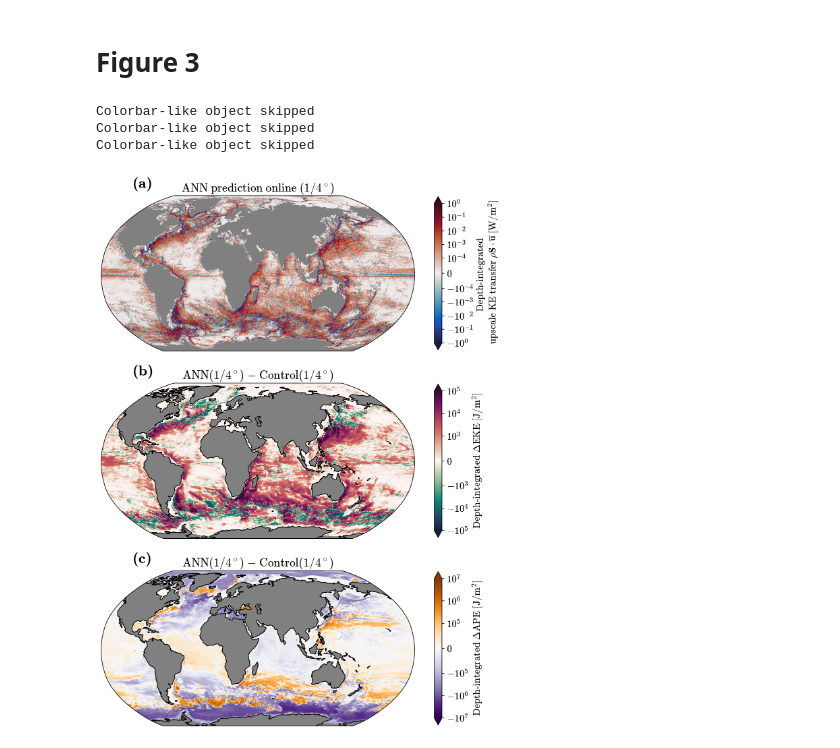
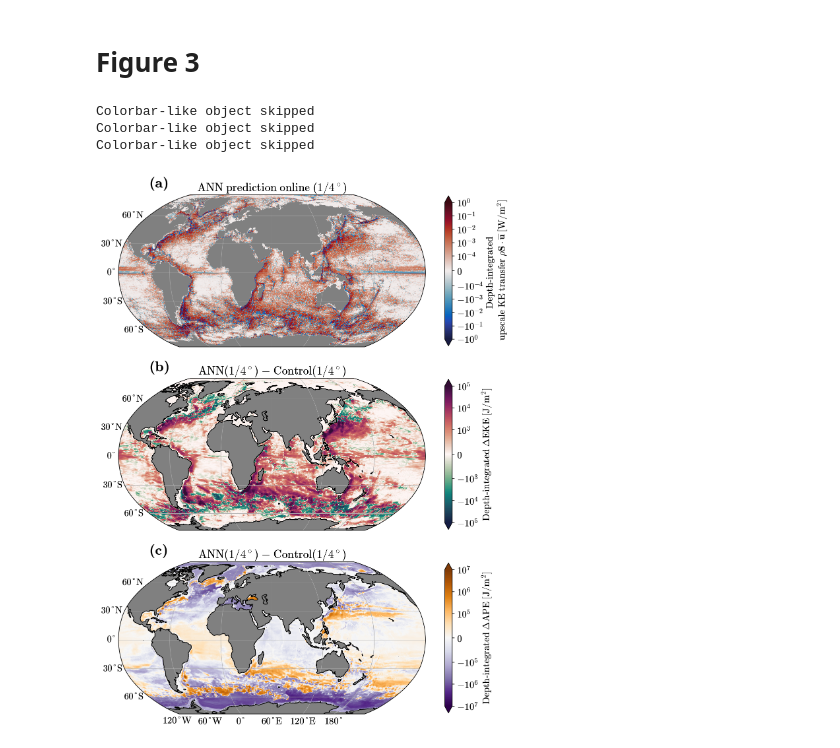
Before and after one commit to m2lines/ANN-momentum-mesoscale, a Jupyter notebook: notebooks/Figure-3.ipynb, the cells around one changed output. Saved outputs shown, nothing was run; the diff lists cells and outputs as text; code cells hidden in the pictures.

Commit message:
Figure 3

```diff
--- a/notebooks/Figure-3.ipynb
+++ b/notebooks/Figure-3.ipynb
@@ -276,7 +276,7 @@ rho0 = 1035.
 fig, axes = plt.subplots(
     nrows=3, ncols=1,
     figsize=(10, 14),
-    subplot_kw={'projection':ccrs.Robinson(central_longitude=50)},
+    subplot_kw={'projection':ccrs.Robinson(central_longitude=60)},
     dpi=150
 )
 
@@ -288,31 +288,42 @@ im = ax.pcolormesh(param.geolon, param.geolat, mask_nan * rho0*(dEdt),
 plt.colorbar(im, ax=ax, label='Depth-integrated \n upscale KE transfer $\\rho \\mathbf{S} \\cdot \\overline{\\mathbf{u}}$ [W/m$^2$]', shrink=0.9,extend='both')
 ax.set_title('ANN prediction online ($1/4^\circ$)')
 ax.set_facecolor('gray')
+gl = ax.gridlines(draw_labels=True, linewidth=0.5,alpha=1.0, linestyle='-')
+gl.top_labels = False
+gl.right_labels = False
+gl.bottom_labels = False
 
 
 ax = axes[1]
 im = ax.pcolormesh(param.geolon, param.geolat, mask_nan * rho0*(KE_ann['EKE'] - KE_control['EKE']),
                    cmap=cmocean.cm.curl, norm=mpl.colors.SymLogNorm(vmin = -1e+5, vmax = 1e+5, linthresh = 1e+3),
                    transform=ccrs.PlateCarree(), rasterized=True)
 plt.colorbar(im, ax=ax, label='Depth-integrated $\Delta$EKE [J/m$^2$]', shrink=0.9,extend='both')
 ax.set_title('ANN($1/4^\circ$) $-$ Control($1/4^\circ$)')
 ax.set_facecolor('gray')
 ax.coastlines()
+gl = ax.gridlines(draw_labels=True, linewidth=0.5,alpha=1.0, linestyle='-')
+gl.top_labels = False
+gl.right_labels = False
+gl.bottom_labels = False
 
 ax = axes[2]
 im = ax.pcolormesh(param.geolon, param.geolat, mask_nan * rho0*(APE_ann - APE_control),
                    cmap=plt.cm.PuOr_r, norm=mpl.colors.SymLogNorm(vmin = -1e+7, vmax = 1e+7, linthresh = 1e+5),
                    transform=ccrs.PlateCarree(), rasterized=True)
 plt.colorbar(im, ax=ax, label='Depth-integrated $\Delta$APE [J/m$^2$]', shrink=0.9,extend='both')
 ax.set_title('ANN($1/4^\circ$) $-$ Control($1/4^\circ$)')
 ax.set_facecolor('gray')
 ax.coastlines()
+gl = ax.gridlines(draw_labels=True, linewidth=0.5,alpha=1.0, linestyle='-')
+gl.top_labels = False
+gl.right_labels = False
 
 set_letters(fontsize=20, x=0.1)
 
 plt.savefig('figures/Figure3.pdf', dpi=150)
 # %% [output]
 Colorbar-like object skipped
 Colorbar-like object skipped
 Colorbar-like object skipped
-[figure, old version]
+[figure, new version]
```
